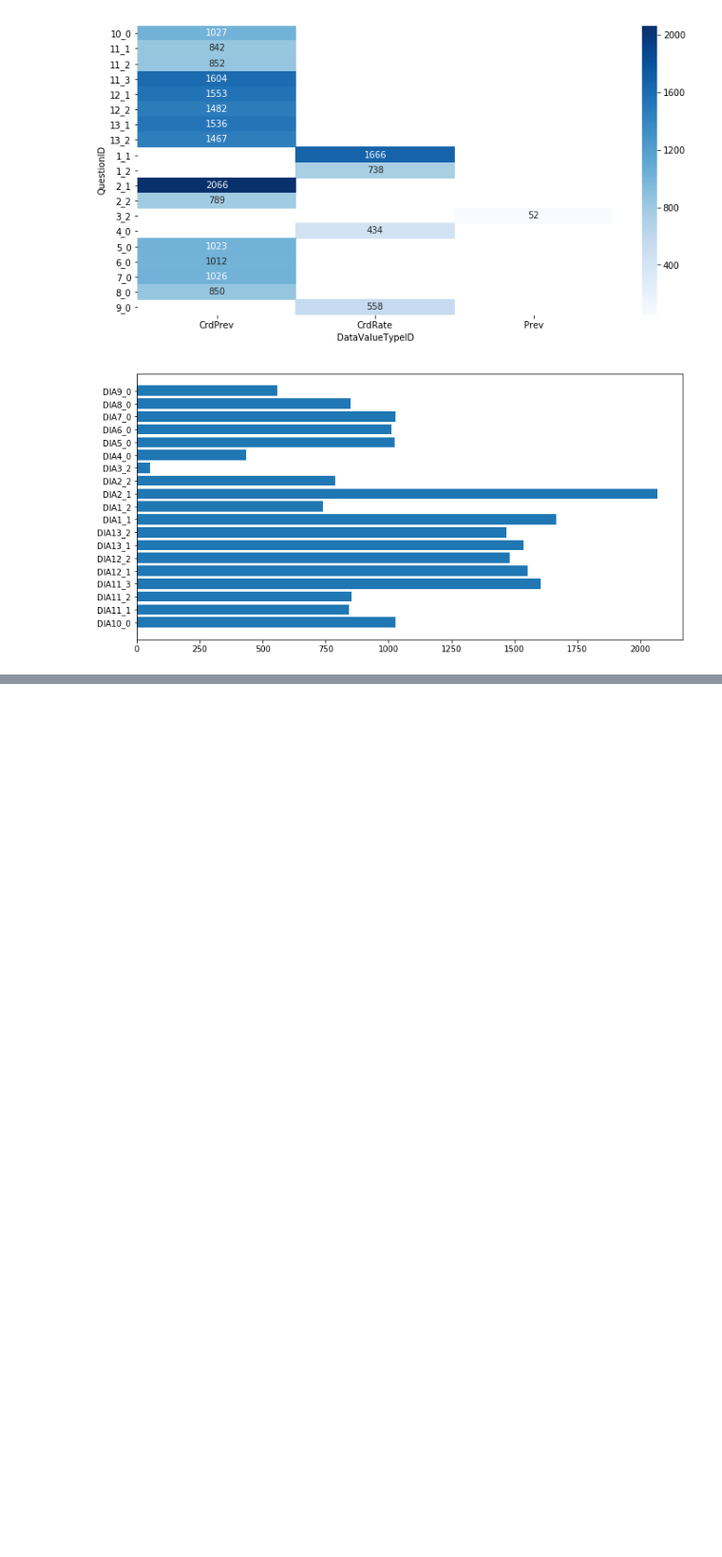
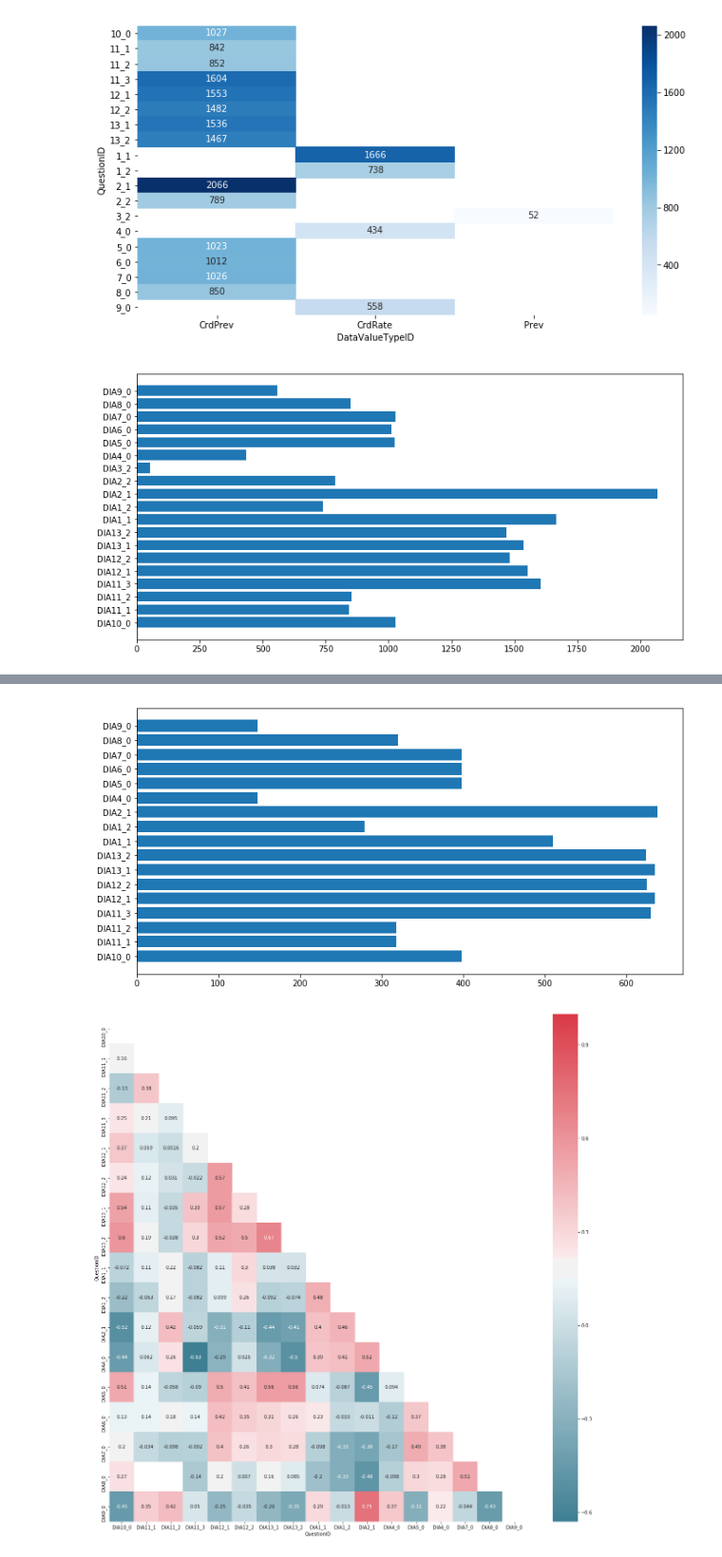
Before and after one commit to dkjer/data150labs, a Jupyter notebook: Explore Diabetes.ipynb, the cells around one changed output, grey strips where cells are left out. Shown at 95% size. Saved outputs shown, nothing was run; the diff lists cells and outputs as text; code cells hidden in the pictures; blank space fills up the shorter version.

```diff
--- a/Explore Diabetes.ipynb
+++ b/Explore Diabetes.ipynb
@@ -355,0 +365,8 @@ sparsePivot
+# %%
+dfGender = sparsePivot.loc['GENDER'].drop(['DIA3_2', 'DIA2_2'], axis=1)
+dfGender = dfGender[~dfGender.index.isin([59],1)]
+notNullBarChart(dfGender)
+corrHeatMap(dfGender)
+# %% [output]
+[figure, added]
+[figure, added]
```
Also changed, not shown: parts of 15 cells of this notebook.
